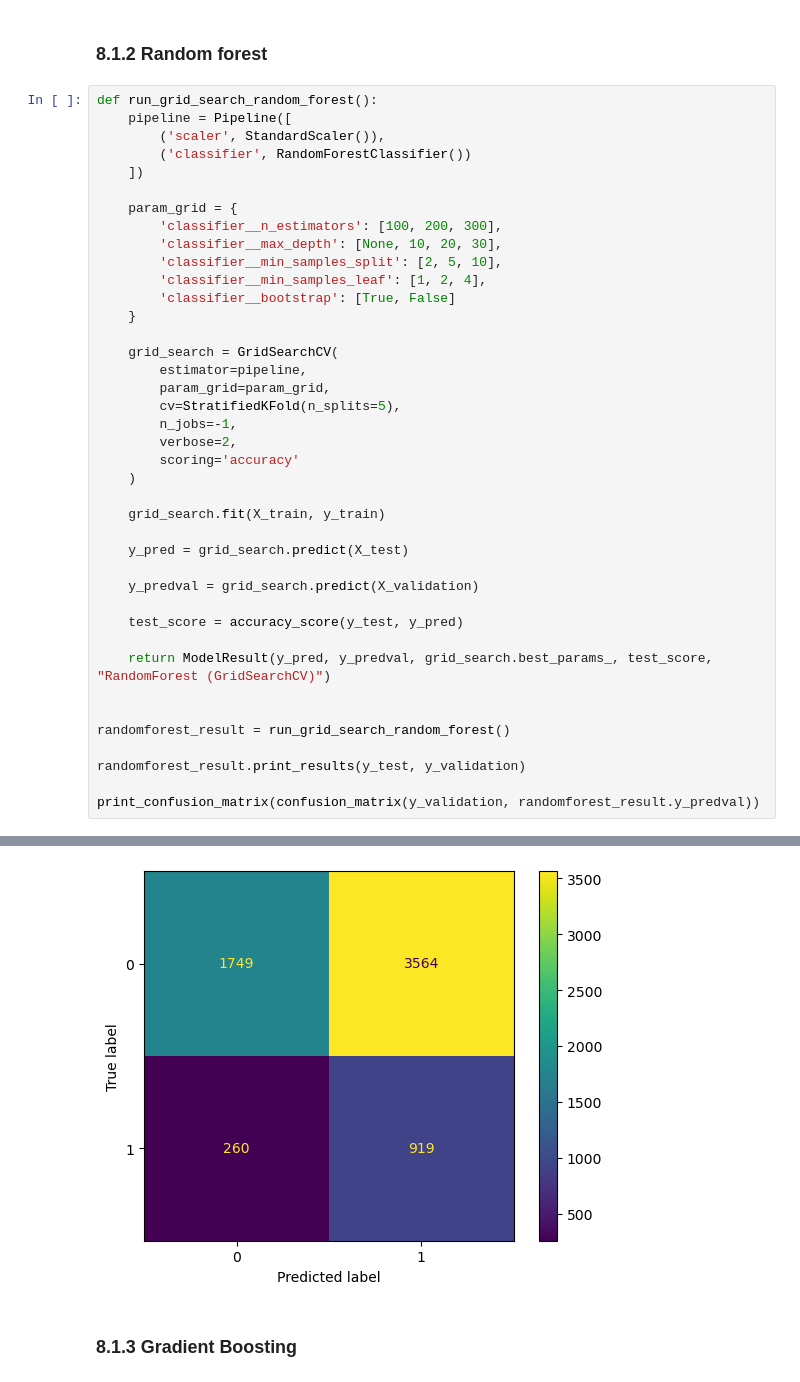
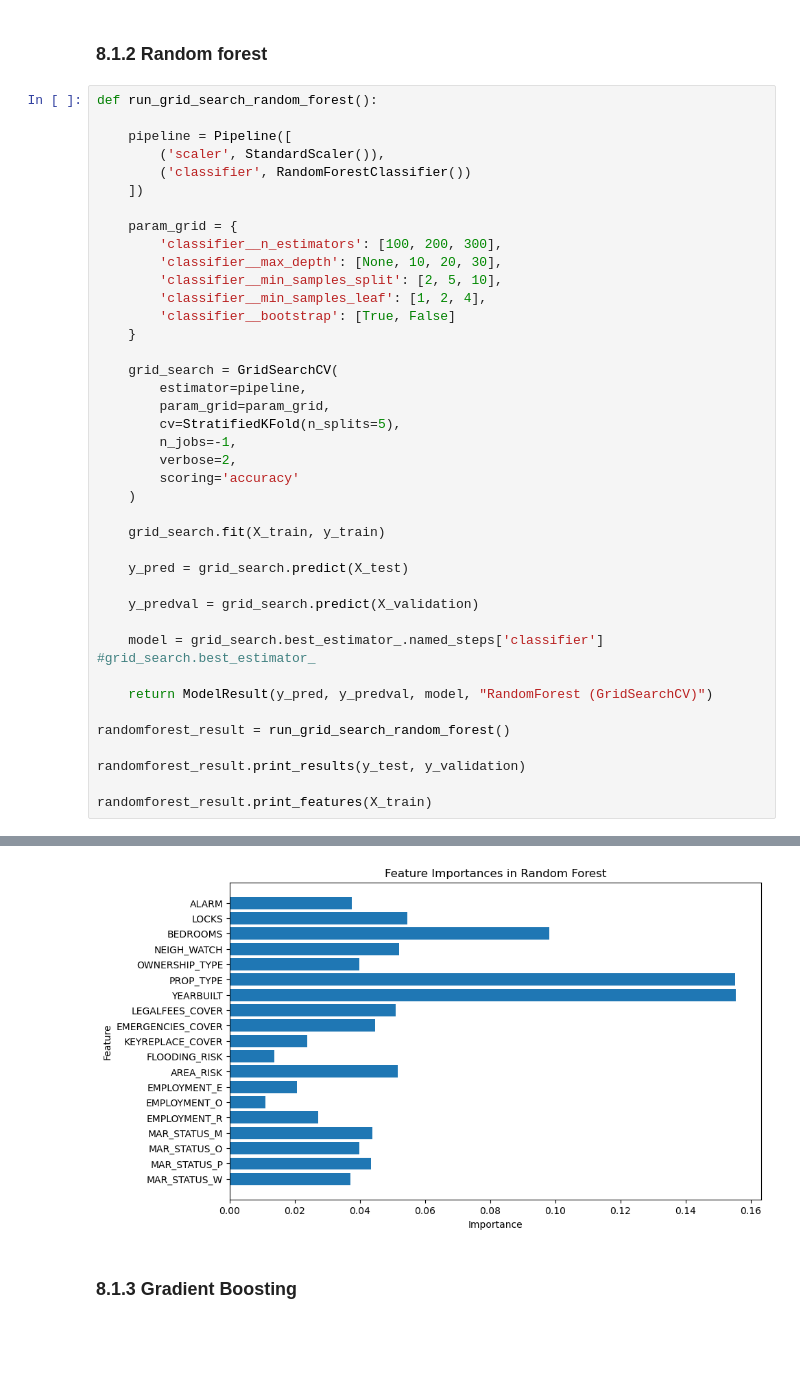
Before and after one commit to vhar19/Capstone, a Jupyter notebook: capstone.ipynb, the cells around one changed output, grey strips where cells are left out. Saved outputs shown, nothing was run; the diff lists cells and outputs as text; blank space fills up the shorter version.

Commit message:
Plot features, decision tree and ModelCard

```diff
--- a/capstone.ipynb
+++ b/capstone.ipynb
@@ -617,6 +680,7 @@ VALIDATION Low risk policies (correct/incorrect)= 1642/3671
 ### 8.1.2 Random forest
 # %%
 def run_grid_search_random_forest():
+
     pipeline = Pipeline([
         ('scaler', StandardScaler()),
         ('classifier', RandomForestClassifier())
@@ -645,15 +709,14 @@ def run_grid_search_random_forest():
 
     y_predval = grid_search.predict(X_validation)
 
-    test_score = accuracy_score(y_test, y_pred)
+    model = grid_search.best_estimator_.named_steps['classifier']  #grid_search.best_estimator_
 
-    return ModelResult(y_pred, y_predval, grid_search.best_params_, test_score, "RandomForest (GridSearchCV)")
-
+    return ModelResult(y_pred, y_predval, model, "RandomForest (GridSearchCV)")
 
 randomforest_result = run_grid_search_random_forest()
 
 randomforest_result.print_results(y_test, y_validation)
 
-print_confusion_matrix(confusion_matrix(y_validation, randomforest_result.y_predval))
+randomforest_result.print_features(X_train)
 # %% [output]
 Fitting 5 folds for each of 216 candidates, totalling 1080 fits
@@ -669,4 +729,4 @@ total= 6492 , correct= 2668 , accuracy= 0.41096734442390637 , sensitivity= 0.779
-[figure, old version]
+[figure, new version]
 # %% [markdown]
 ### 8.1.3 Gradient Boosting
 # %%
```
Also changed, not shown: parts of 11 cells of this notebook, 2 other files.
